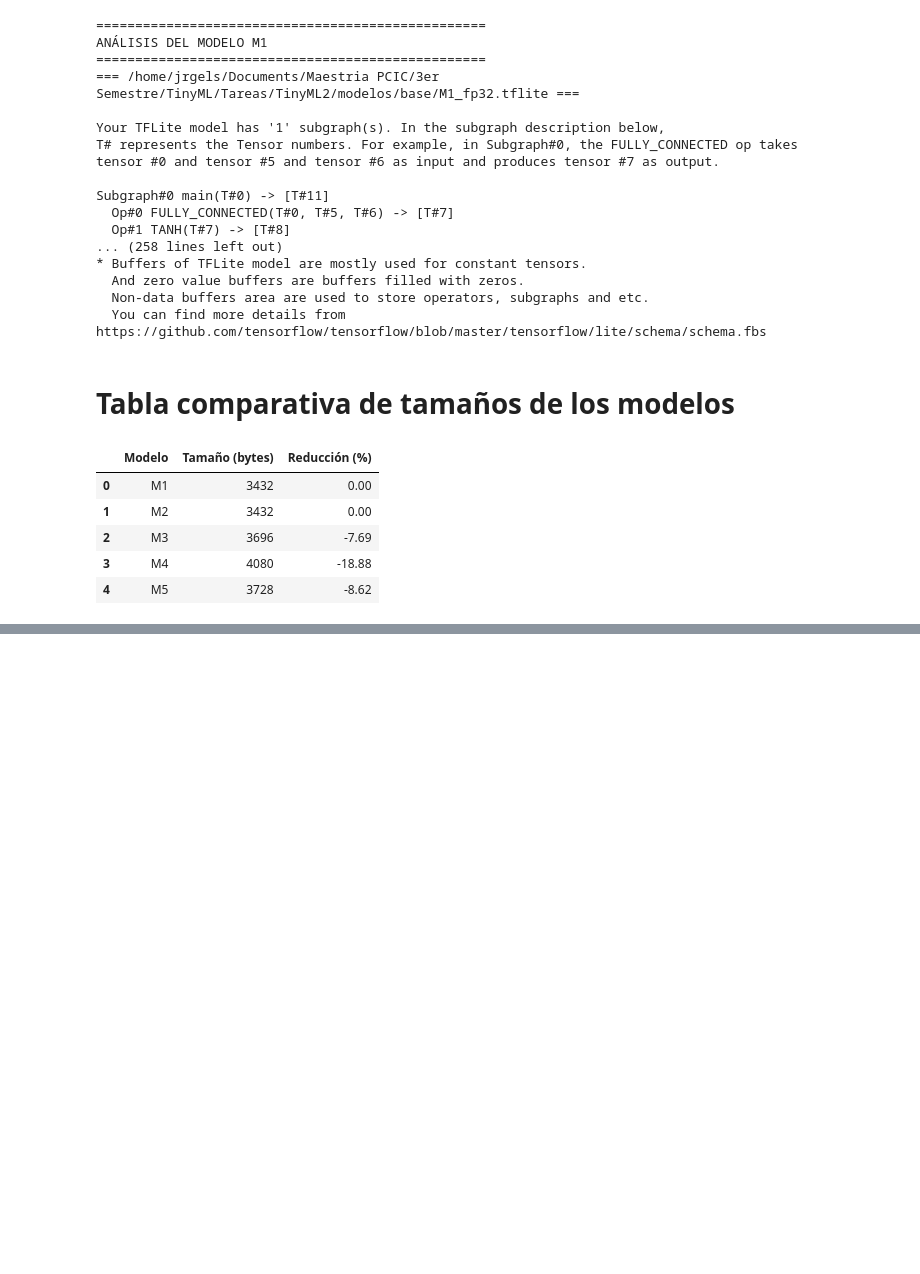
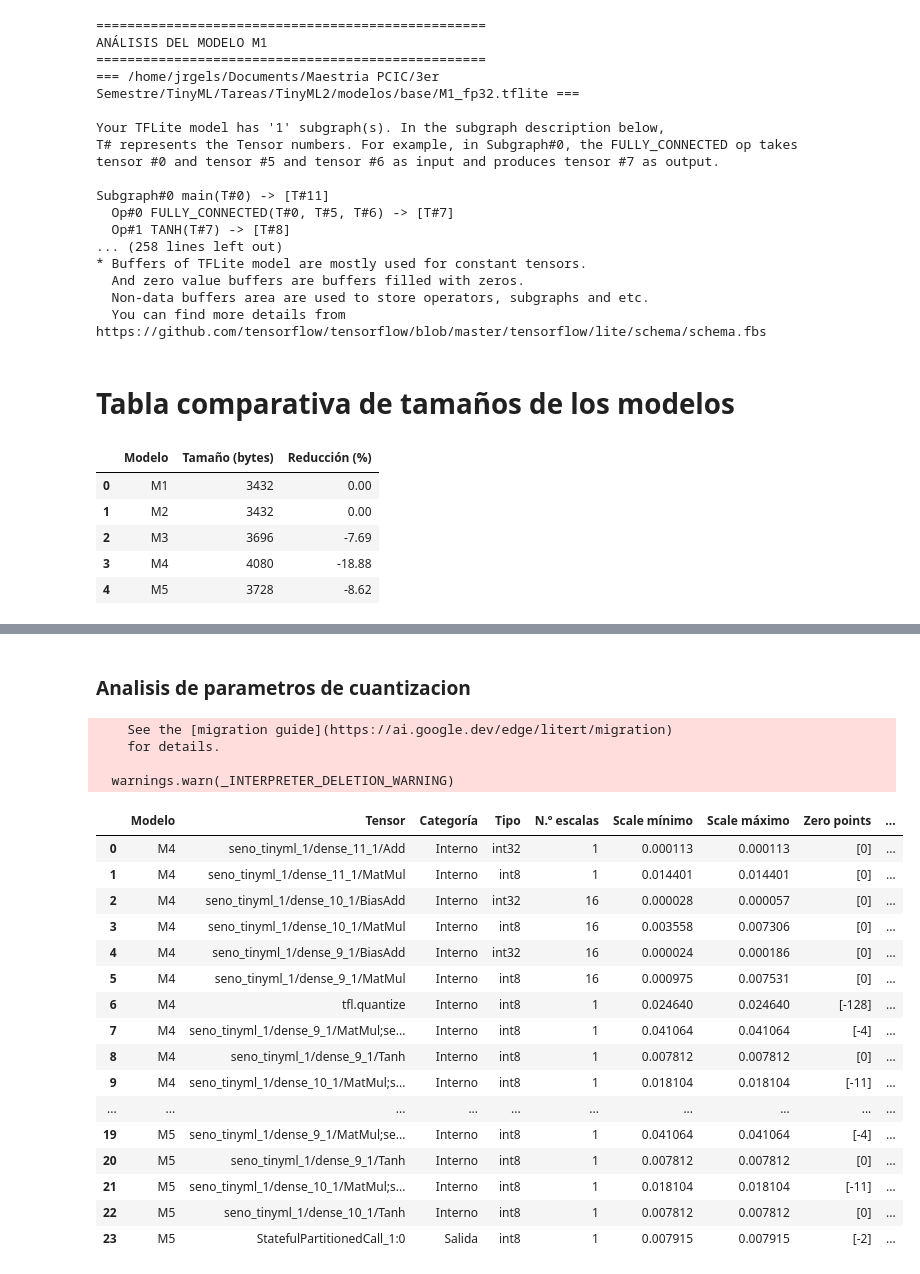
Before and after one commit to Jrgels/TinyML2, a Jupyter notebook: notebooks/Proyecto_1.ipynb, the cells around one changed output, grey strips where cells are left out. Drawn from its saved outputs; the diff is of its cells as text; code cells hidden in the pictures; blank space fills up the shorter version.

```diff
--- a/notebooks/Proyecto_1.ipynb
+++ b/notebooks/Proyecto_1.ipynb
@@ -817,0 +1055,80 @@ display(df_tamanos)
+# %% [markdown]
+### Analisis de parametros de cuantizacion
+# %%
+filas_quant = []
+
+for nombre in ["M4", "M5"]:
+
+    lite = tf.lite.Interpreter(
+        model_path=str(modelos[nombre]),
+        experimental_preserve_all_tensors=True
+    )
+    lite.allocate_tensors()
+
+    entradas = {
+        t["index"] for t in lite.get_input_details()
+    }
+    salidas = {
+        t["index"] for t in lite.get_output_details()
+    }
+
+    for tensor in lite.get_tensor_details():
+
+        q = tensor["quantization_parameters"]
+        scales = q["scales"]
+        zeros = q["zero_points"]
+
+        if len(scales) == 0:
+            continue
+
+        if tensor["index"] in entradas:
+            categoria = "Entrada"
+        elif tensor["index"] in salidas:
+            categoria = "Salida"
+        else:
+            categoria = "Interno"
+
+        filas_quant.append({
+            "Modelo": nombre,
+            "Tensor": tensor["name"],
+            "Categoría": categoria,
+            "Tipo": tensor["dtype"].__name__,
+            "N.º escalas": len(scales),
+            "Scale mínimo": float(np.min(scales)),
+            "Scale máximo": float(np.max(scales)),
+            "Zero points": str(np.unique(zeros).tolist()),
+            "Eje cuantizado": int(q["quantized_dimension"])
+        })
+
+df_quant = pd.DataFrame(filas_quant)
+
+display(df_quant)
+
+ruta = (
+    ROOT / "resultados" / "tablas"
+    / "T7_parametros_cuantizacion.csv"
+)
+
+df_quant.to_csv(ruta, index=False)
+# %% [output]
+    See the [migration guide](https://ai.google.dev/edge/litert/migration)
+    for details.
+
+  warnings.warn(_INTERPRETER_DELETION_WARNING)
+|  | Modelo | Tensor | Categoría | Tipo | N.º escalas | Scale mínimo | Scale máximo | Zero points | ... |
+| 0 | M4 | seno_tinyml_1/dense_11_1/Add | Interno | int32 | 1 | 0.000113 | 0.000113 | [0] | ... |
+| 1 | M4 | seno_tinyml_1/dense_11_1/MatMul | Interno | int8 | 1 | 0.014401 | 0.014401 | [0] | ... |
+| 2 | M4 | seno_tinyml_1/dense_10_1/BiasAdd | Interno | int32 | 16 | 0.000028 | 0.000057 | [0] | ... |
+| 3 | M4 | seno_tinyml_1/dense_10_1/MatMul | Interno | int8 | 16 | 0.003558 | 0.007306 | [0] | ... |
+| 4 | M4 | seno_tinyml_1/dense_9_1/BiasAdd | Interno | int32 | 16 | 0.000024 | 0.000186 | [0] | ... |
+| 5 | M4 | seno_tinyml_1/dense_9_1/MatMul | Interno | int8 | 16 | 0.000975 | 0.007531 | [0] | ... |
+| 6 | M4 | tfl.quantize | Interno | int8 | 1 | 0.024640 | 0.024640 | [-128] | ... |
+| 7 | M4 | seno_tinyml_1/dense_9_1/MatMul;se... | Interno | int8 | 1 | 0.041064 | 0.041064 | [-4] | ... |
+| 8 | M4 | seno_tinyml_1/dense_9_1/Tanh | Interno | int8 | 1 | 0.007812 | 0.007812 | [0] | ... |
+| 9 | M4 | seno_tinyml_1/dense_10_1/MatMul;s... | Interno | int8 | 1 | 0.018104 | 0.018104 | [-11] | ... |
+| ... | ... | ... | ... | ... | ... | ... | ... | ... | ... |
+| 19 | M5 | seno_tinyml_1/dense_9_1/MatMul;se... | Interno | int8 | 1 | 0.041064 | 0.041064 | [-4] | ... |
+| 20 | M5 | seno_tinyml_1/dense_9_1/Tanh | Interno | int8 | 1 | 0.007812 | 0.007812 | [0] | ... |
+| 21 | M5 | seno_tinyml_1/dense_10_1/MatMul;s... | Interno | int8 | 1 | 0.018104 | 0.018104 | [-11] | ... |
+| 22 | M5 | seno_tinyml_1/dense_10_1/Tanh | Interno | int8 | 1 | 0.007812 | 0.007812 | [0] | ... |
+| 23 | M5 | StatefulPartitionedCall_1:0 | Salida | int8 | 1 | 0.007915 | 0.007915 | [-2] | ... |
```
Also changed, not shown: parts of 12 cells of this notebook, 6 other files.
